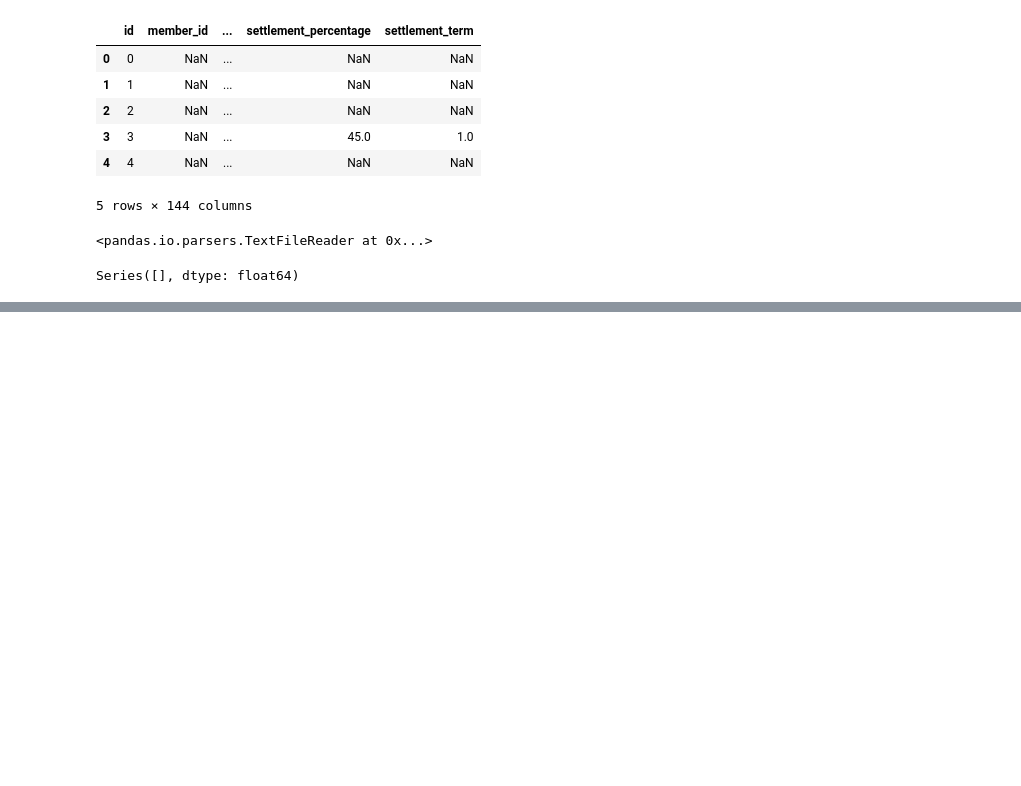
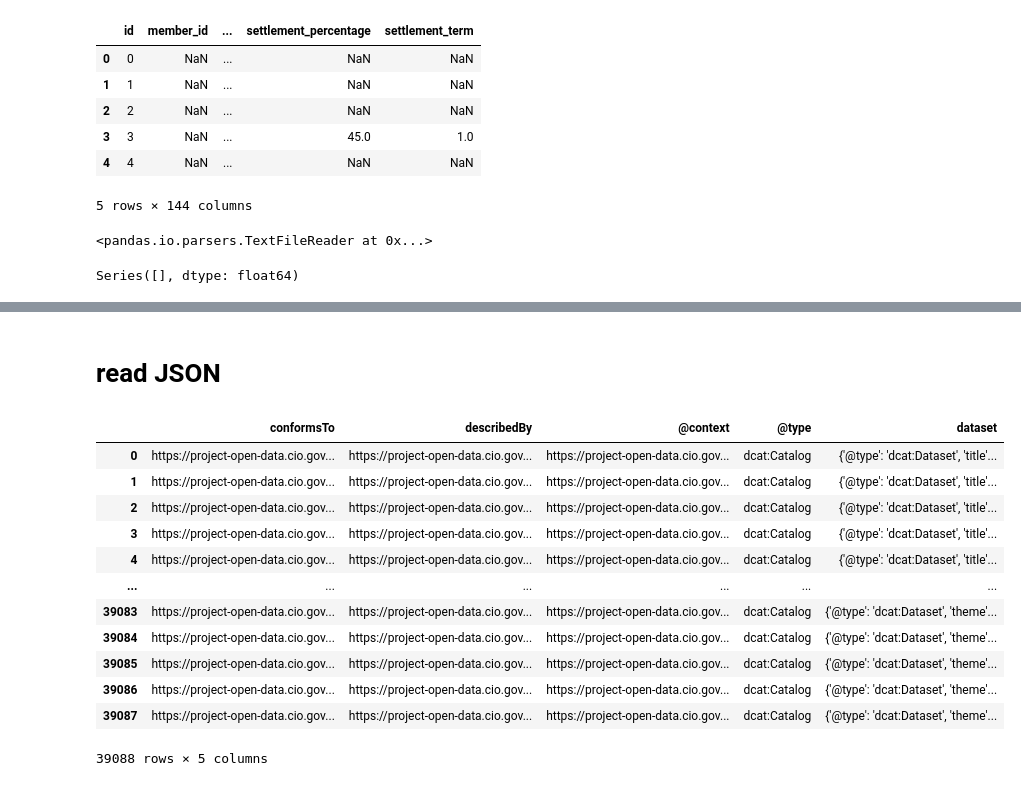
Before and after one commit to ashen007/pandas_data_analysis, a Jupyter notebook: data loding.ipynb, the cells around one changed output, grey strips where cells are left out. Saved outputs shown, nothing was run; the diff lists cells and outputs as text; code cells hidden in the pictures; blank space fills up the shorter version.

Commit message:
JSON

```diff
--- a/data loding.ipynb
+++ b/data loding.ipynb
@@ -118,0 +116,18 @@ TypeError: 'TextFileReader' object is not subscriptable
+# %% [markdown]
+# read JSON
+# %%
+pd.read_json('../../../../data visualition/sample datasets/data.json')
+# %% [output]
+|  | conformsTo | describedBy | @context | @type | dataset |
+| 0 | https://project-open-data.cio.gov... | https://project-open-data.cio.gov... | https://project-open-data.cio.gov... | dcat:Catalog | {'@type': 'dcat:Dataset', 'title'... |
+| 1 | https://project-open-data.cio.gov... | https://project-open-data.cio.gov... | https://project-open-data.cio.gov... | dcat:Catalog | {'@type': 'dcat:Dataset', 'title'... |
+| 2 | https://project-open-data.cio.gov... | https://project-open-data.cio.gov... | https://project-open-data.cio.gov... | dcat:Catalog | {'@type': 'dcat:Dataset', 'title'... |
+| 3 | https://project-open-data.cio.gov... | https://project-open-data.cio.gov... | https://project-open-data.cio.gov... | dcat:Catalog | {'@type': 'dcat:Dataset', 'title'... |
+| 4 | https://project-open-data.cio.gov... | https://project-open-data.cio.gov... | https://project-open-data.cio.gov... | dcat:Catalog | {'@type': 'dcat:Dataset', 'title'... |
+| ... | ... | ... | ... | ... | ... |
+| 39083 | https://project-open-data.cio.gov... | https://project-open-data.cio.gov... | https://project-open-data.cio.gov... | dcat:Catalog | {'@type': 'dcat:Dataset', 'theme'... |
+| 39084 | https://project-open-data.cio.gov... | https://project-open-data.cio.gov... | https://project-open-data.cio.gov... | dcat:Catalog | {'@type': 'dcat:Dataset', 'theme'... |
+| 39085 | https://project-open-data.cio.gov... | https://project-open-data.cio.gov... | https://project-open-data.cio.gov... | dcat:Catalog | {'@type': 'dcat:Dataset', 'theme'... |
+| 39086 | https://project-open-data.cio.gov... | https://project-open-data.cio.gov... | https://project-open-data.cio.gov... | dcat:Catalog | {'@type': 'dcat:Dataset', 'theme'... |
+| 39087 | https://project-open-data.cio.gov... | https://project-open-data.cio.gov... | https://project-open-data.cio.gov... | dcat:Catalog | {'@type': 'dcat:Dataset', 'theme'... |
+39088 rows × 5 columns
```
Also changed, not shown: parts of 1 cell of this notebook.
